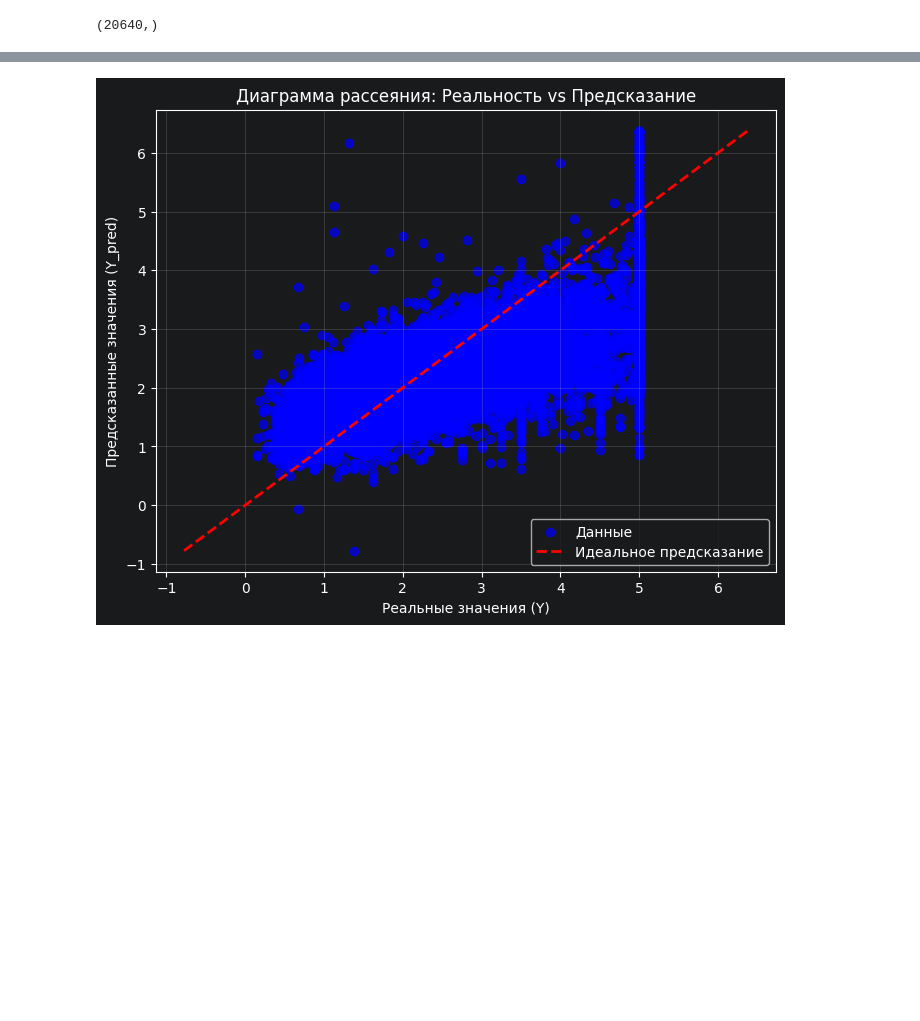
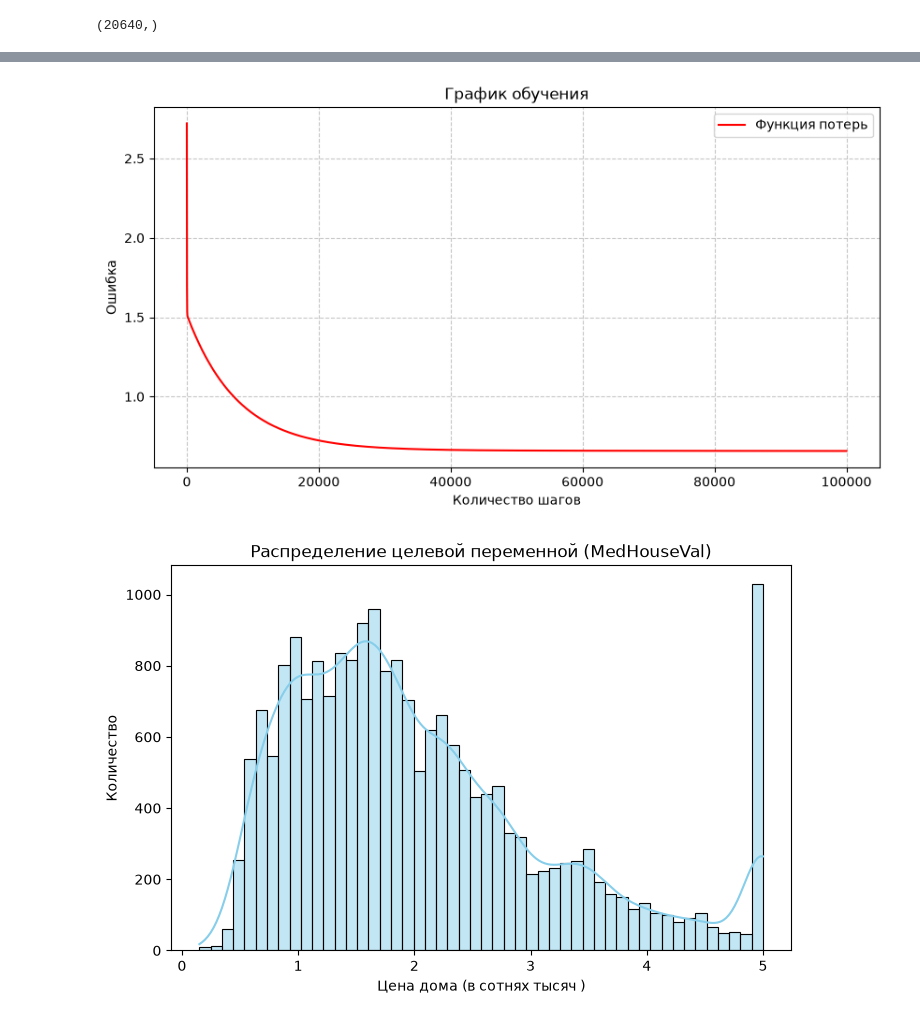
Before and after one commit to exodushka/fa, a Jupyter notebook: ml/prac/prac5.ipynb, the cells around one changed output, grey strips where cells are left out. Cells and saved outputs as stored; diff of their text form; code cells hidden in the pictures; blank space fills up the shorter version.

```diff
--- a/ml/prac/prac5.ipynb
+++ b/ml/prac/prac5.ipynb
@@ -122,6 +124,6 @@ class Model(object):
         plt.show()
 # %%
 M = Model()
-steps, errors = M.fit(X, y, alpha=1e-8, max_steps=(10**4))
+steps, errors = M.fit(X, y, alpha=1e-8, max_steps=(10**5))
 M.plot(X, y)
 # %% [output]
@@ -135,6 +137,19 @@ plt.show()
 # %%
-M = Model()
-steps, errors = M.fit(X, y, accuracy=1e-8, max_steps=(10**6))
+plt.figure(figsize=(10, 5))
+plt.plot(steps, errors, color="red", label="Функция потерь")
+plt.title("График обучения")
+plt.xlabel("Количество шагов")
+plt.ylabel("Ошибка")
+plt.grid(True, linestyle='--', alpha=0.7)
+plt.legend()
+plt.show()
+plt.figure(figsize=(8, 5))
+sns.histplot(y, bins=50, kde=True, color="skyblue")
+plt.title("Распределение целевой переменной (MedHouseVal)")
+plt.xlabel("Цена дома (в сотнях тысяч )")
+plt.ylabel("Количество")
+plt.show()
 M.plot(X, y)
 # %% [output]
-[figure, old version]
+[figure, new version]
+[figure, added]
```
Also changed, not shown: parts of 7 cells of this notebook, 1 other file.
